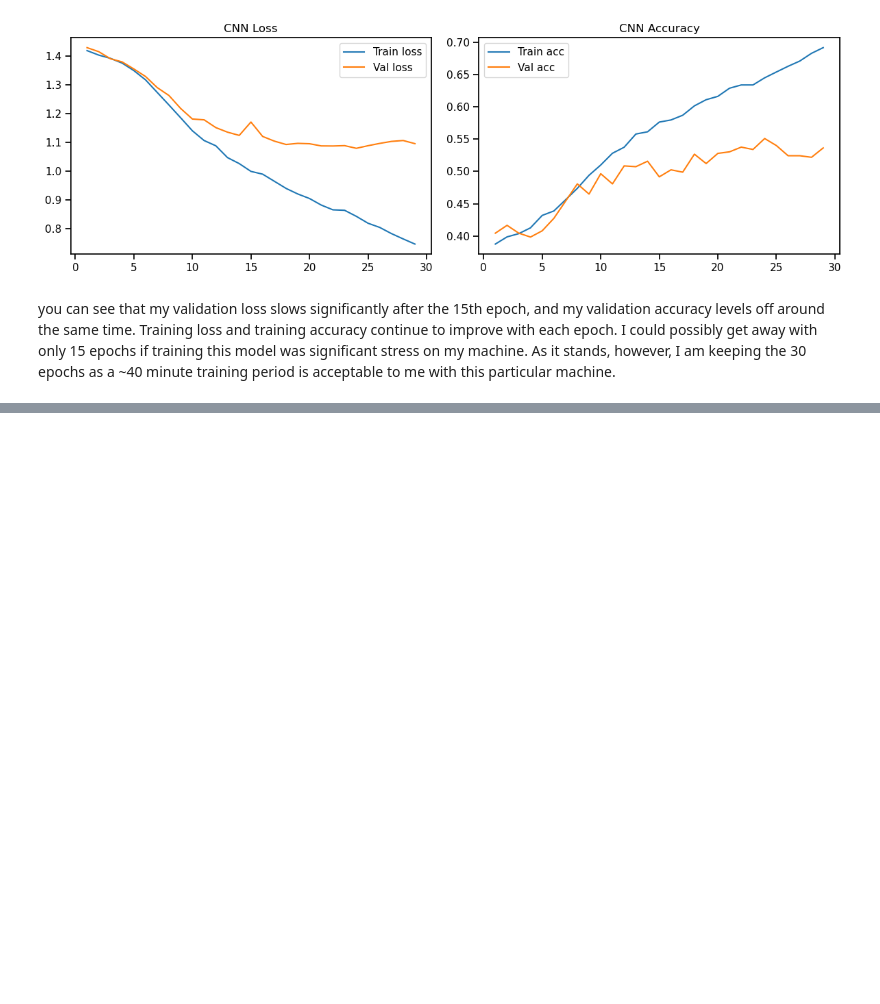
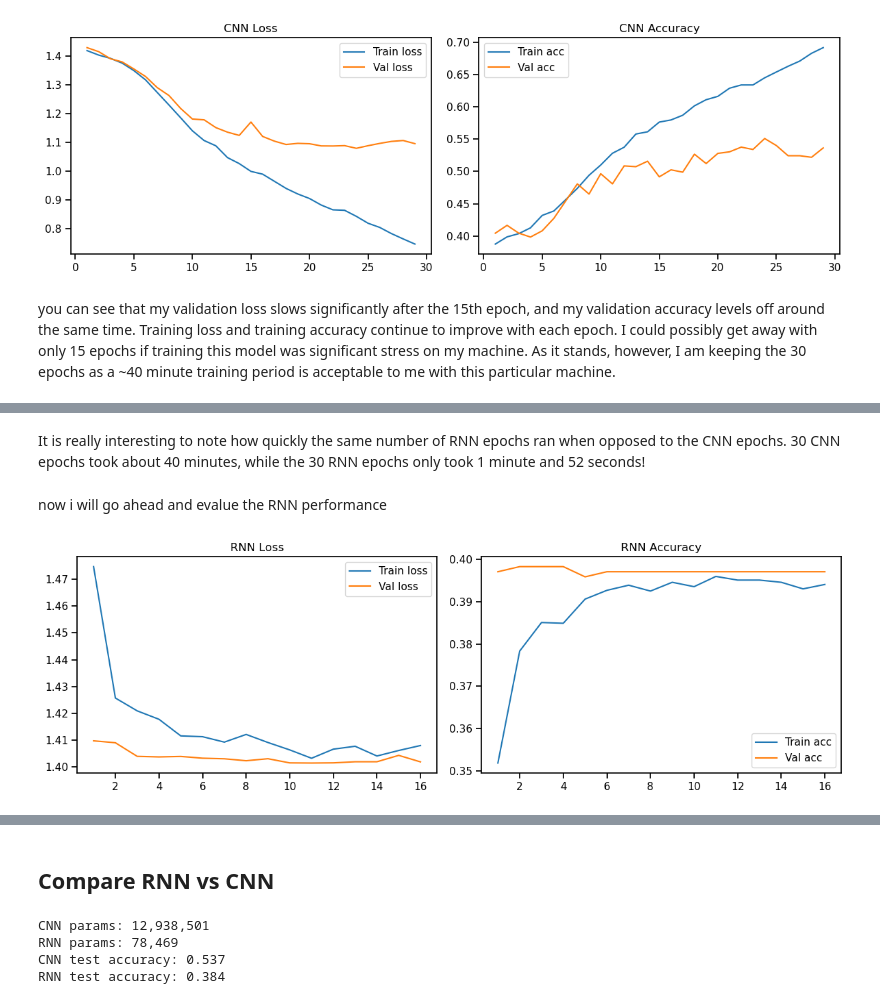
Before and after one commit to Kate-Zilla/deep-learning-arthritis-detection, a Jupyter notebook: arth_det.ipynb, the cells around one changed output, grey strips where cells are left out. Saved outputs shown, nothing was run; the diff lists cells and outputs as text; code cells hidden in the pictures; blank space fills up the shorter version.

```diff
--- a/arth_det.ipynb
+++ b/arth_det.ipynb
@@ -408,0 +459,16 @@ you can see that my validation loss slows significantly after the 15th epoch, an
+# %%
+def build_rnn_model(img_height=IMG_HEIGHT, img_width=IMG_WIDTH, num_classes=NUM_CLASSES):
+    inputs = keras.Input(shape=(img_height, img_width, 1))
+
+    x = rescale(inputs)
+    x = layers.Reshape((img_height, img_width))(x)
+
+    x = layers.LSTM(64)(x)
+    x = layers.Dropout(0.5)(x)
+    x = layers.Dense(64, activation="relu")(x)
+
+    outputs = layers.Dense(num_classes, activation="softmax")(x)
+    return keras.Model(inputs, outputs)
+
+rnn_model = build_rnn_model()
+rnn_model.summary()
@@ -408,0 +499,19 @@ you can see that my validation loss slows significantly after the 15th epoch, an
+# %%
+rnn_model.compile(
+    optimizer=keras.optimizers.Adam(1e-4),
+    loss="sparse_categorical_crossentropy",
+    metrics=["accuracy"]
+)
+
+early_stopping_rnn = keras.callbacks.EarlyStopping(
+    monitor="val_loss",
+    patience=5,
+    restore_best_weights=True
+)
+
+history_rnn = rnn_model.fit(
+    train_ds_prep,
+    validation_data=val_ds_prep,
+    epochs=30,
+    callbacks=[early_stopping_rnn]
+)
@@ -408,0 +536,11 @@ you can see that my validation loss slows significantly after the 15th epoch, an
+# %% [markdown]
+It is really interesting to note how quickly the same number of RNN epochs ran when opposed to the CNN epochs. 30 CNN epochs took about 40 minutes, while the 30 RNN epochs only took 1 minute and 52 seconds!
+# %% [markdown]
+now i will go ahead and evalue the RNN performance
+# %%
+plot_training_history(history_rnn, "RNN")
+
+test_loss_rnn, test_acc_rnn = rnn_model.evaluate(test_ds_prep)
+print(f"RNN — Test accuracy: {test_acc_rnn:.3f}")
+# %% [output]
+[figure, added]
@@ -408,0 +549,12 @@ you can see that my validation loss slows significantly after the 15th epoch, an
+# %% [markdown]
+## Compare RNN vs CNN
+# %%
+print(f"CNN params: {cnn_model.count_params():,}")
+print(f"RNN params: {rnn_model.count_params():,}")
+print(f"CNN test accuracy: {test_acc_cnn:.3f}")
+print(f"RNN test accuracy: {test_acc_rnn:.3f}")
+# %% [output]
+CNN params: 12,938,501
+RNN params: 78,469
+CNN test accuracy: 0.537
+RNN test accuracy: 0.384
```
Also changed, not shown: parts of 10 cells of this notebook.
